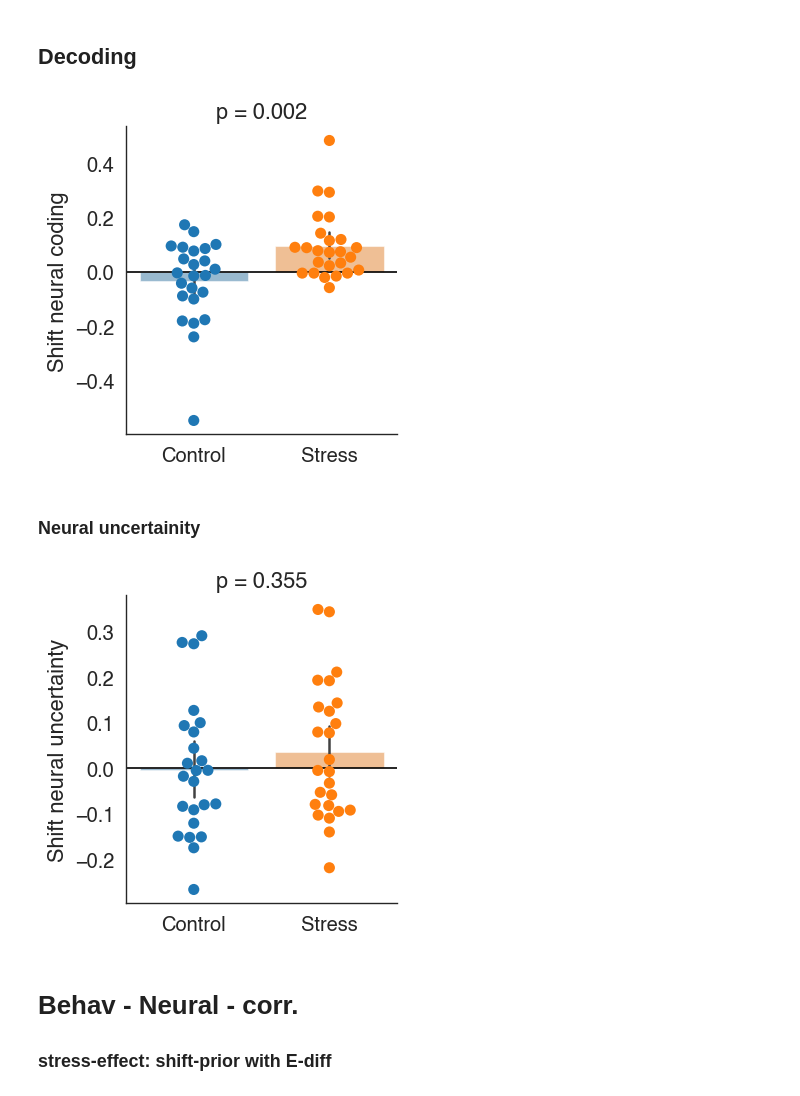
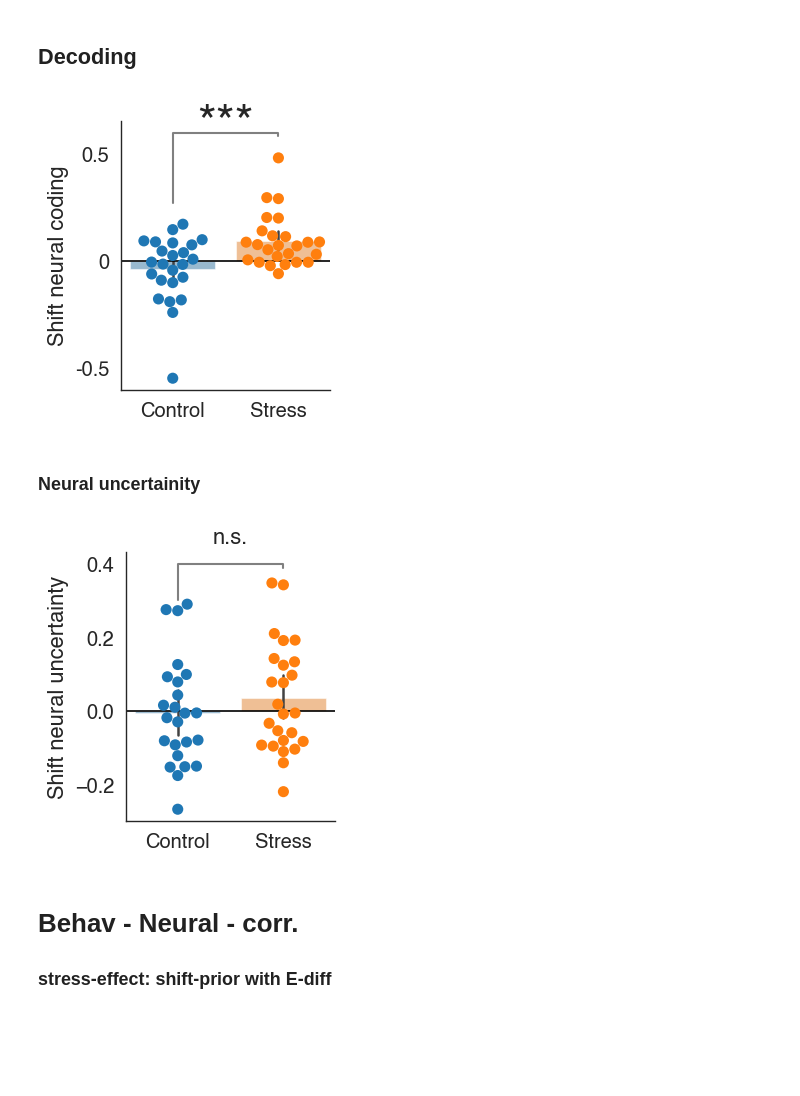
Before and after one commit to Gilles86/stress_risk, a Jupyter notebook: stress_risk/plots_for_paper/paper_fig_probit.ipynb, the cells around one changed output. Cells and saved outputs as stored; diff of their text form; code cells hidden in the pictures; blank space fills up the shorter version.

Commit message:
figures for paper

```diff
--- a/stress_risk/plots_for_paper/paper_fig_probit.ipynb
+++ b/stress_risk/plots_for_paper/paper_fig_probit.ipynb
@@ -368,3 +366,21 @@ dd.head()
 |  |  |  |  | n1_evidence_sd | -0.039612 |
 |  |  |  |  | n2_evidence_sd | -0.205532 |
 |  |  | 2 | Control | risky_prior_mu | -0.066194 |
+# %%
+sns.set_theme('paper', 'white', font='helvetica', font_scale=1.5, palette='tab10')
+split=True
+params = dd.index.get_level_values('param').unique()
+col_names = ['Risky prior','Safe prior','Evidence sd 1st','Evidence sd 2nd']
+y_range_scaler = 0.5
+fig, axs = plt.subplots(1,len(params), figsize=(10,2)) #2.5, 1
+
+for ax, param,col_name in zip(axs, params,col_names):
+    sns.violinplot(dd.xs(param,0,'param').reset_index(),y='value', hue='regressor',split=split,legend=False,gap=.1,alpha=.6, ax=ax) # x='param',
+    ax.axhline(0, c='k', ls='--')
+    ymin, ymax = ax.get_ylim()
+    #new_ymax = np.abs(ymin) * 2.5
+    ax.set(ylim=[-ymax*y_range_scaler, ymax*y_range_scaler], ylabel=None,xlabel=col_name)
+sns.despine()
+axs[0].set(ylabel=r'$\Delta\theta$')
+fig.subplots_adjust(wspace = 0.3) # adjust horizontal space between axes
+plt.savefig(op.join(plot_folder_path, f'NLC-post_stres-control_violin_spli-{split}.pdf'), bbox_inches='tight')
@@ -433,24 +451,30 @@ Es['E_dif'] = Es['E_a'] - Es['E_w']
 # %%
 import pingouin
 sns.set_theme('paper', 'white', font='helvetica', font_scale=1.636, palette='tab10') # 1.636 = 1.5 * 14.4/13.2 (13.2 = font sizes in affinity designer with font scale 1.5)
 
 temp = Es.groupby(['subject']).mean()
 temp['group_name'] = np.where(temp['group'] == 0, 'Control', 'Stress')
 
-plt.figure(figsize=(3.5,4))
+plt.figure(figsize=(2.7,3.5))
 ax = sns.barplot(data=temp.reset_index(), x ='group_name', hue='group_name',y='E_dif', alpha=0.5)
 sns.swarmplot(data=temp.reset_index(), x='group_name', hue='group_name', y='E_dif', size=8)
 
 an = pingouin.anova(data=temp.reset_index(), dv='E_dif', between='group')
 p_val = np.round(an['p-unc'][0],3)
 
-ax.set(xlabel=None, ylabel = 'Shift neural coding',title=f'p = {p_val}')
+ax.set(xlabel=None, ylabel = 'Shift neural coding') #title=f'p = {p_val}'
+ax.text(0.5, 0.9, '***', transform=ax.transAxes, ha='center', va='bottom',fontsize=35)
+
+y_max_control= temp[temp['group_name'] == 'Control']['E_dif'].max()
+y_max_stress= temp[temp['group_name'] == 'Stress']['E_dif'].max()
+plt.plot([0., 0.,1 , 1], [y_max_control + 0.1, 0.6, 0.6, y_max_stress + 0.1], lw=1.5, color='grey')
+plt.yticks([0.5, 0, -0.5], ['0.5', '0', '-0.5'])
 
 plt.axhline(0, c='black')
 sns.despine()
 plt.savefig(op.join(plot_folder_path, 'shift-neural-coding_swarm-bar-plot_groups.pdf'), bbox_inches='tight')
 # %% [output]
-[figure, old version]
+[figure, new version]
 # %%
 # outlier removed
 max_val = temp['E_dif'].max()
@@ -484,21 +508,29 @@ from matplotlib.ticker import FormatStrFormatter
 sns.set_theme('paper', 'white', font='helvetica', font_scale=1.636,palette='tab10')
 y_var = 'r'
 
-plt.figure(figsize=(3.5,4))
+plt.figure(figsize=(2.7,3.5))
 ax = sns.barplot(data=dd.reset_index(), x='group',hue='group', y=y_var, alpha=0.5)
 sns.swarmplot(ax=ax,data=dd.reset_index(), x='group',hue='group', y=y_var,size=8)
 
 an = pingouin.anova(data=dd.reset_index(), dv=y_var, between='group')
 p_val = np.round(an['p-unc'][0],3)
-plt.title(f'p = {p_val}')
 
-ax.set(xlabel=None, ylabel = 'Shift neural uncertainty',title=f'p = {p_val}')
+ax.set(xlabel=None, ylabel = 'Shift neural uncertainty',title='n.s.') # ,title=f'p = {p_val}'
 plt.axhline(0, c='black')
 sns.despine()
 
+temp = dd.reset_index()
+height = 0.5
+#ax.text(0.5, 1, 'n.s.', transform=ax.transAxes, ha='center', va='bottom',fontsize=25)
+
+y_max_control= temp[temp['group'] == 'Control'][y_var].max()
+y_max_stress= temp[temp['group'] == 'Stress'][y_var].max()
+plt.plot([0., 0.,1 , 1], [y_max_control + 0.01, height-0.1, height-0.1, y_max_stress + 0.04], lw=1.5, color='grey')
+#plt.yticks([0.5, 0, -0.5], ['0.5', '0', '-0.5'])
+
 plt.savefig(op.join(plot_folder_path, 'shift_decodability-r_catplot-groups.pdf'), bbox_inches='tight')
 # %% [output]
-[figure, old version]
+[figure, new version]
 # %% [markdown]
 # Behav - Neural - corr.
 ### stress-effect: shift-prior with E-diff
```
Also changed, not shown: parts of 4 cells of this notebook, 1 other file.
